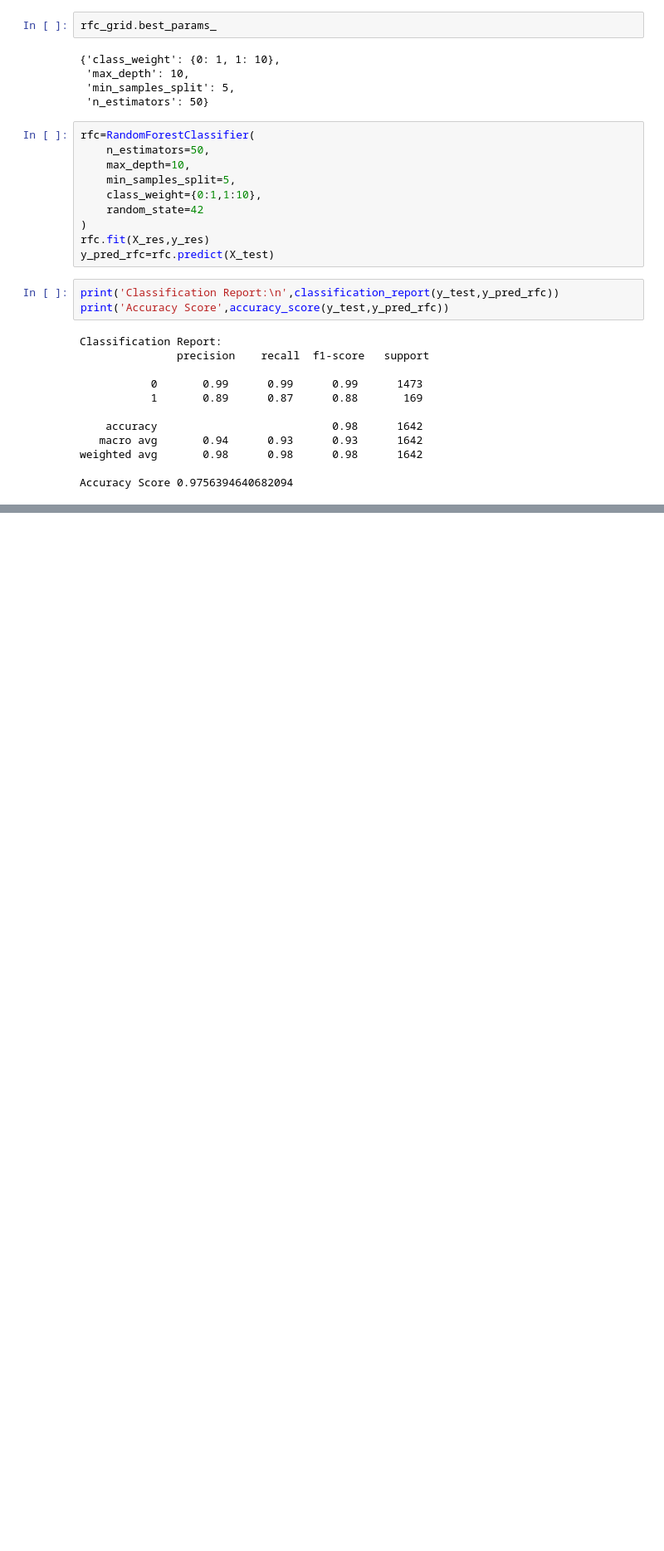
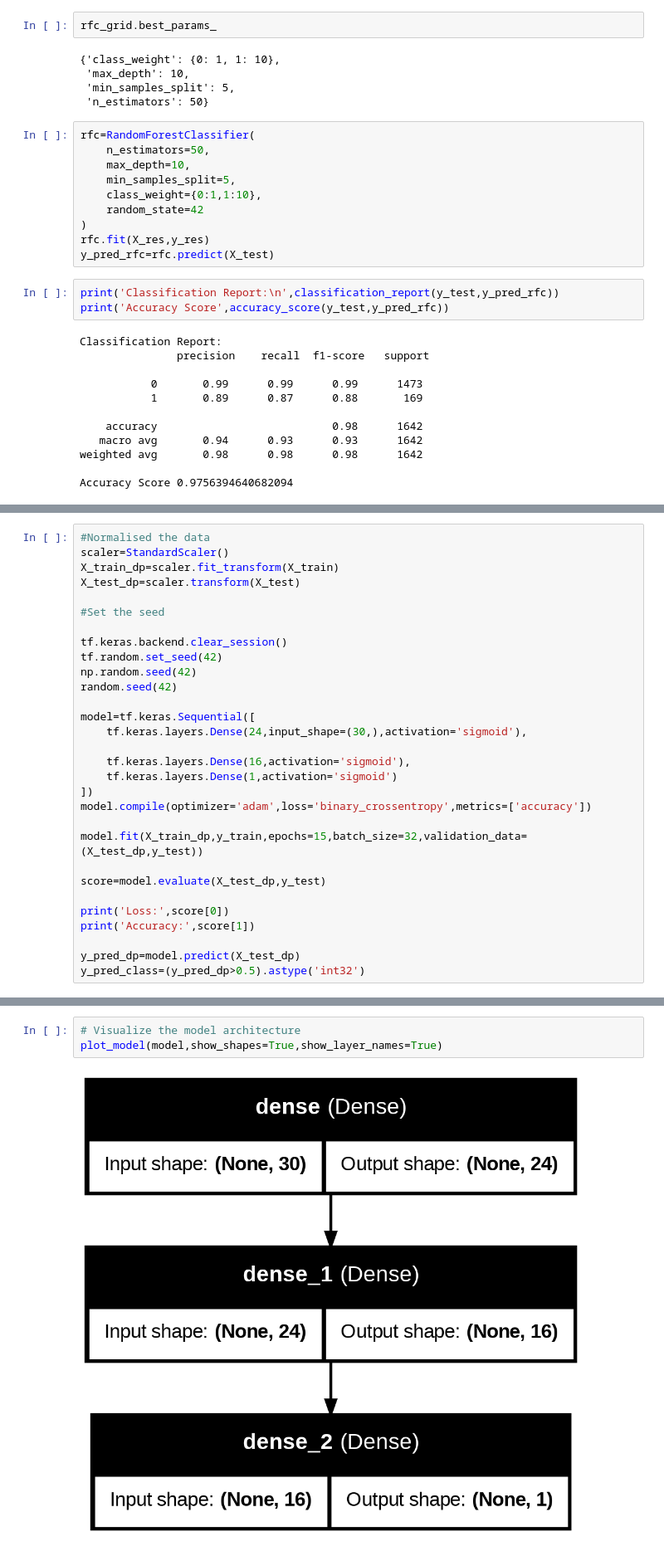
Before and after one commit to Madhavmurari/ML-Projects, a Jupyter notebook: Credit_Card_Fraud_Detection_.ipynb, the cells around one changed output, grey strips where cells are left out. Shown at 83% size. Cells and saved outputs as stored; diff of their text form; blank space fills up the shorter version.

```diff
--- a/Credit_Card_Fraud_Detection_.ipynb
+++ b/Credit_Card_Fraud_Detection_.ipynb
@@ -434,0 +436,30 @@ plot_confusion_matrix(cm=confusion_matrix(y_test,y_pred_rfc))
+# %%
+#Normalised the data
+scaler=StandardScaler()
+X_train_dp=scaler.fit_transform(X_train)
+X_test_dp=scaler.transform(X_test)
+
+#Set the seed
+
+tf.keras.backend.clear_session()
+tf.random.set_seed(42)
+np.random.seed(42)
+random.seed(42)
+
+model=tf.keras.Sequential([
+    tf.keras.layers.Dense(24,input_shape=(30,),activation='sigmoid'),
+
+    tf.keras.layers.Dense(16,activation='sigmoid'),
+    tf.keras.layers.Dense(1,activation='sigmoid')
+])
+model.compile(optimizer='adam',loss='binary_crossentropy',metrics=['accuracy'])
+
+model.fit(X_train_dp,y_train,epochs=15,batch_size=32,validation_data=(X_test_dp,y_test))
+
+score=model.evaluate(X_test_dp,y_test)
+
+print('Loss:',score[0])
+print('Accuracy:',score[1])
+
+y_pred_dp=model.predict(X_test_dp)
+y_pred_class=(y_pred_dp>0.5).astype('int32')
@@ -434,0 +500,5 @@ plot_confusion_matrix(cm=confusion_matrix(y_test,y_pred_rfc))
+# %%
+# Visualize the model architecture
+plot_model(model,show_shapes=True,show_layer_names=True)
+# %% [output]
+[figure, added]
```
Also changed, not shown: parts of 5 cells of this notebook.
